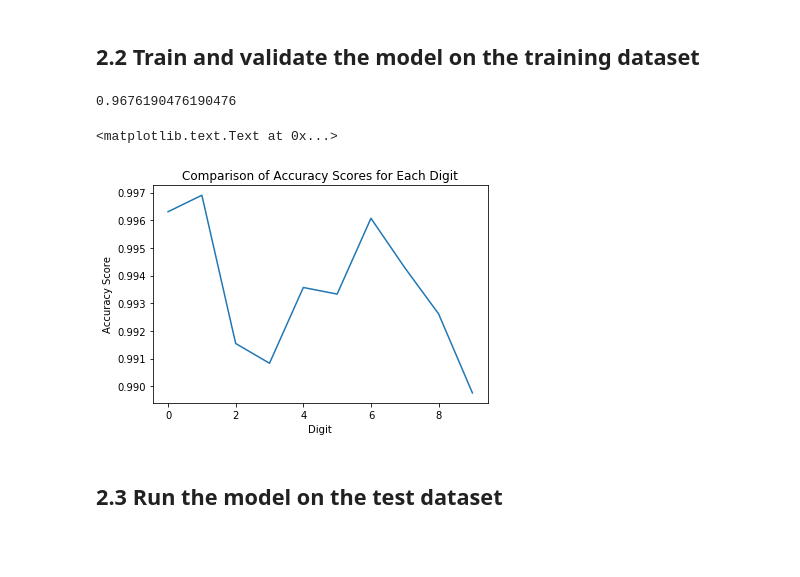
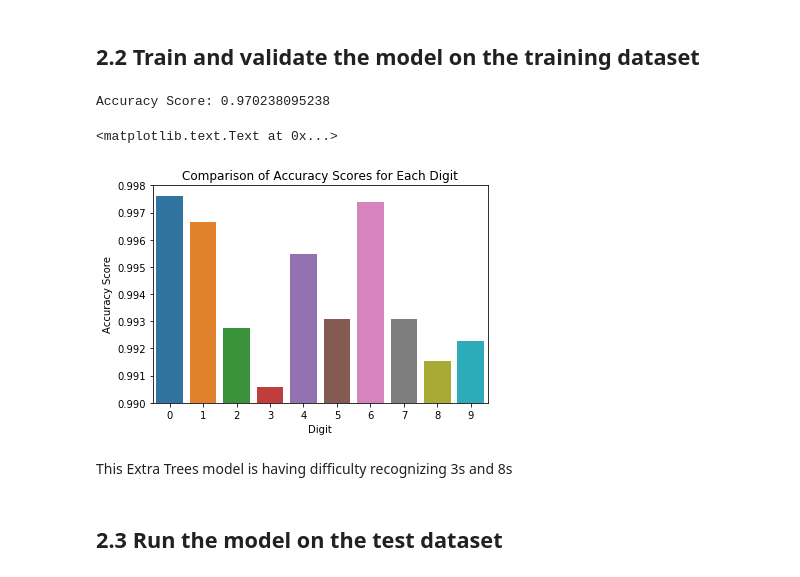
Before and after one commit to samers101/Samer-Shenouda, a Jupyter notebook: projects/final-project/04-notebook-rough-draft/Final Project Kaggle MNIST Digit Recognition.ipynb, the cells around one changed output. Drawn from its saved outputs; the diff is of its cells as text; code cells hidden in the pictures; blank space fills up the shorter version.

```diff
--- a/projects/final-project/04-notebook-rough-draft/Final Project Kaggle MNIST Digit Recognition.ipynb
+++ b/projects/final-project/04-notebook-rough-draft/Final Project Kaggle MNIST Digit Recognition.ipynb
@@ -122,27 +127,30 @@ et = ExtraTreesClassifier(bootstrap=False, class_weight=None, criterion='gini',
            max_depth=None, max_features='auto', max_leaf_nodes=None,
            min_impurity_decrease=0.0, min_impurity_split=None,
            min_samples_leaf=1, min_samples_split=2,
-           min_weight_fraction_leaf=0.0, n_estimators=99, n_jobs=-1,
+           min_weight_fraction_leaf=0.0, n_estimators=97, n_jobs=-1,
            oob_score=False, random_state=None, verbose=0, warm_start=False)
 et.fit(X_train, y_train)
 pred_et=et.predict(X_test)
-accuracy_score(y_test,pred_et)
+print ("Accuracy Score:",accuracy_score(y_test,pred_et))
 # %% [output]
-0.9676190476190476
+Accuracy Score: 0.970238095238
 # %%
 scores_et_list=[]
 for d in range(0,10):
     y_true=(y_test==d)
     y_pred_et=(pred_et==d)
     Score_et=accuracy_score(y_true,y_pred_et)
     scores_et_list.append(Score_et)
-plt.plot(list(range(0,10)), scores_et_list)
+sns.barplot(list(range(0,10)), scores_et_list)
+plt.ylim(.990, .998)
 plt.ylabel("Accuracy Score")
 plt.xlabel("Digit")
 plt.title("Comparison of Accuracy Scores for Each Digit")
 # %% [output]
 <matplotlib.text.Text at 0x...>
-[figure, old version]
+[figure, new version]
+# %% [markdown]
+This Extra Trees model is having difficulty recognizing 3s and 8s
 # %% [markdown]
 ## 2.3 Run the model on the test dataset
 # %%
```
Also changed, not shown: parts of 11 cells of this notebook, 6 other files.
